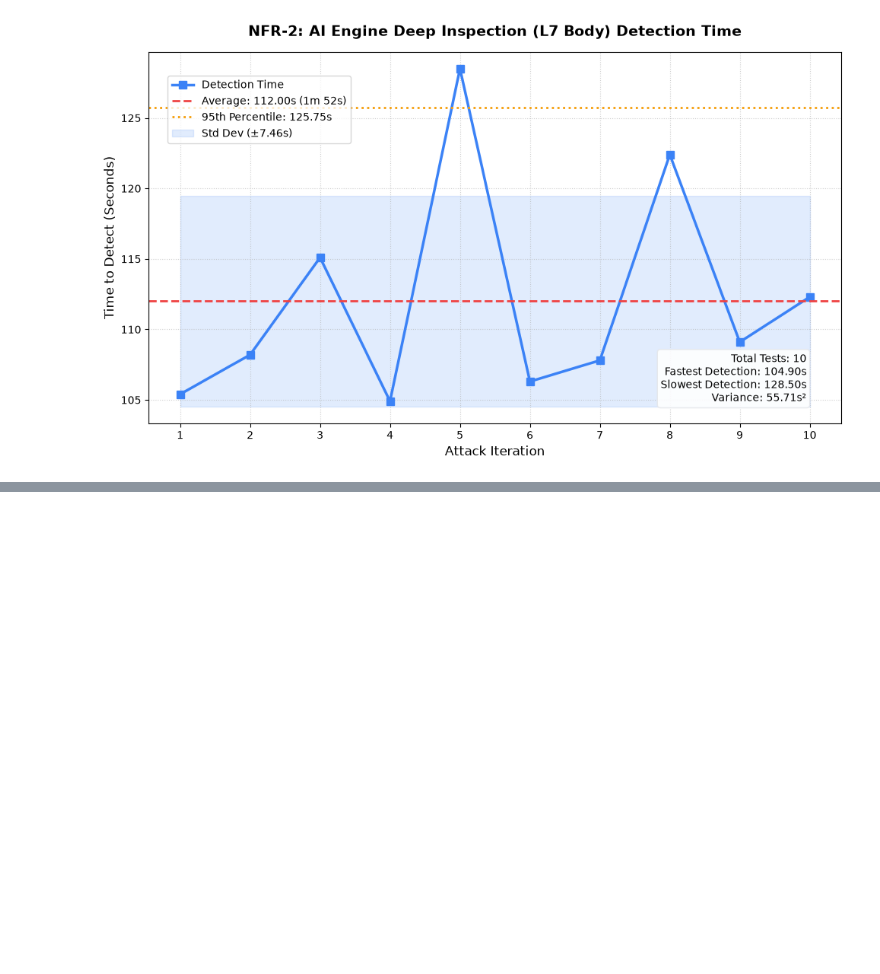
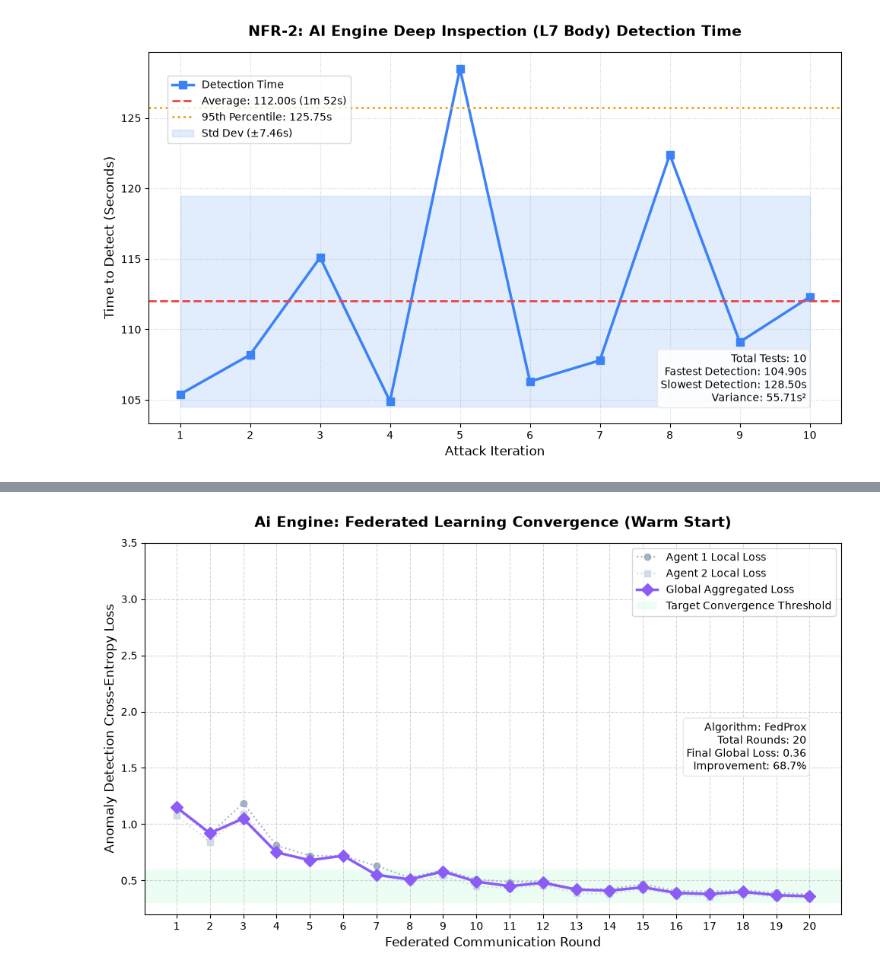
Before and after one commit to drnull03/AuraNet, a Jupyter notebook: System_CharacterizationAndInsights/insights2.ipynb, the cells around one changed output, grey strips where cells are left out. Drawn from its saved outputs; the diff is of its cells as text; code cells hidden in the pictures; blank space fills up the shorter version.

```diff
--- a/System_CharacterizationAndInsights/insights2.ipynb
+++ b/System_CharacterizationAndInsights/insights2.ipynb
@@ -567,0 +636,67 @@ def plot_real_detection_time(data):
+# %%
+import matplotlib.pyplot as plt
+import numpy as np
+
+# 1. Generate Organic Data (Warm Start)
+rounds = np.arange(1, 21)
+np.random.seed(104)
+
+# Handcrafted global loss starting much lower, but still exhibiting
+# minor jiggles as it settles into the optimal weights
+global_loss_warm = np.array([
+    1.15, 0.92, 1.05, 0.75, 0.68, 0.72, 0.55, 0.51, 0.58, 0.49,
+    0.45, 0.48, 0.42, 0.41, 0.44, 0.39, 0.38, 0.40, 0.37, 0.36
+])
+
+# Agents track much closer to the global loss due to the pre-existing shared baseline,
+# but they still pull away slightly during local epochs
+agent1_loss_warm = global_loss_warm + np.random.normal(0.02, 0.08 * np.exp(-0.15 * rounds), size=20)
+agent1_loss_warm[2] += 0.15 # Simulate a slightly noisy batch
+
+agent2_loss_warm = global_loss_warm - np.random.normal(0.02, 0.06 * np.exp(-0.15 * rounds), size=20)
+
+def plot_fl_convergence_warm(rounds, global_loss, agent1, agent2):
+    plt.figure(figsize=(10, 6))
+
+    # Plot Local Agents
+    plt.plot(rounds, agent1, marker='o', linestyle=':', color='#94a3b8',
+             alpha=0.8, label='Agent 1 Local Loss')
+    plt.plot(rounds, agent2, marker='s', linestyle=':', color='#cbd5e1',
+             alpha=0.8, label='Agent 2 Local Loss')
+
+    # Plot Global Aggregated Loss
+    plt.plot(rounds, global_loss, marker='D', linestyle='-', color='#8b5cf6',
+             linewidth=2.5, markersize=8, label='Global Aggregated Loss')
+
+    # Target Convergence Threshold Band
+    plt.axhspan(0.3, 0.6, facecolor='#d1fae5', alpha=0.4, label='Target Convergence Threshold')
+
+    plt.title('Ai Engine: Federated Learning Convergence (Warm Start)', fontsize=14, pad=15, fontweight='bold')
+    plt.xlabel('Federated Communication Round', fontsize=12)
+    plt.ylabel('Anomaly Detection Cross-Entropy Loss', fontsize=12)
+
+    # Keep the Y-axis scale similar to the cold start plot for visual comparison in a report
+    plt.ylim(0.2, 3.5)
+
+    plt.xticks(np.arange(1, 21, 1))
+    plt.grid(True, linestyle='--', alpha=0.5)
+    plt.legend(loc='upper right', fontsize=10)
+
+    # Dynamic statistics box
+    improvement = ((global_loss[0] - global_loss[-1]) / global_loss[0]) * 100
+    stats_text = (
+        f"Algorithm: FedProx\n"
+        f"Total Rounds: {len(rounds)}\n"
+        f"Final Global Loss: {global_loss[-1]:.2f}\n"
+        f"Improvement: {improvement:.1f}%"
+    )
+    plt.text(0.95, 0.45, stats_text, transform=plt.gca().transAxes, fontsize=10,
+             verticalalignment='center', horizontalalignment='right',
+             bbox=dict(boxstyle='round', facecolor='white', edgecolor='#e5e7eb', alpha=0.9))
+
+    plt.tight_layout()
+    plt.show()
+
+plot_fl_convergence_warm(rounds, global_loss_warm, agent1_loss_warm, agent2_loss_warm)
+# %% [output]
+[figure, added]
```
Also changed, not shown: parts of 3 cells of this notebook, 3 other files.
